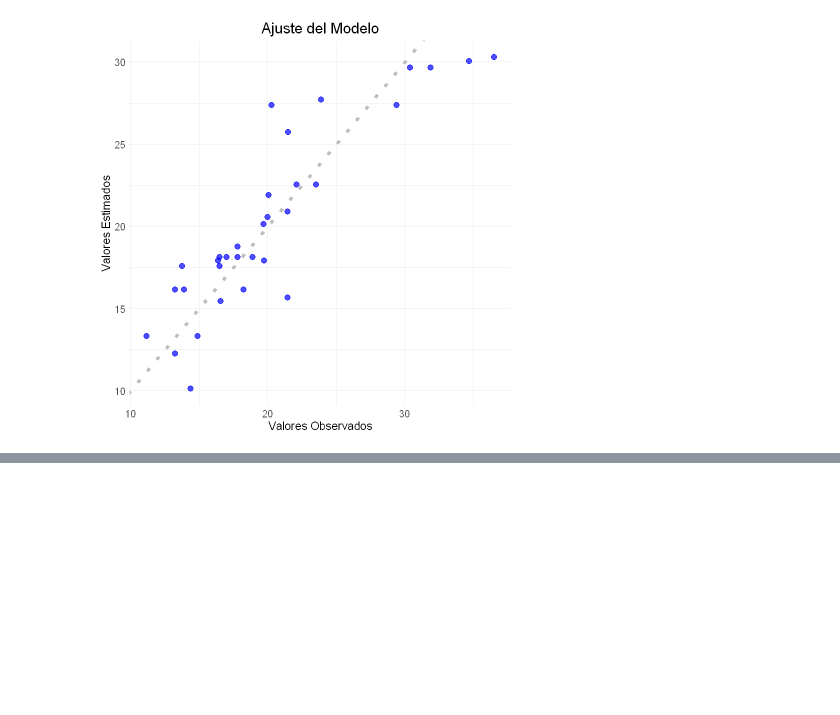
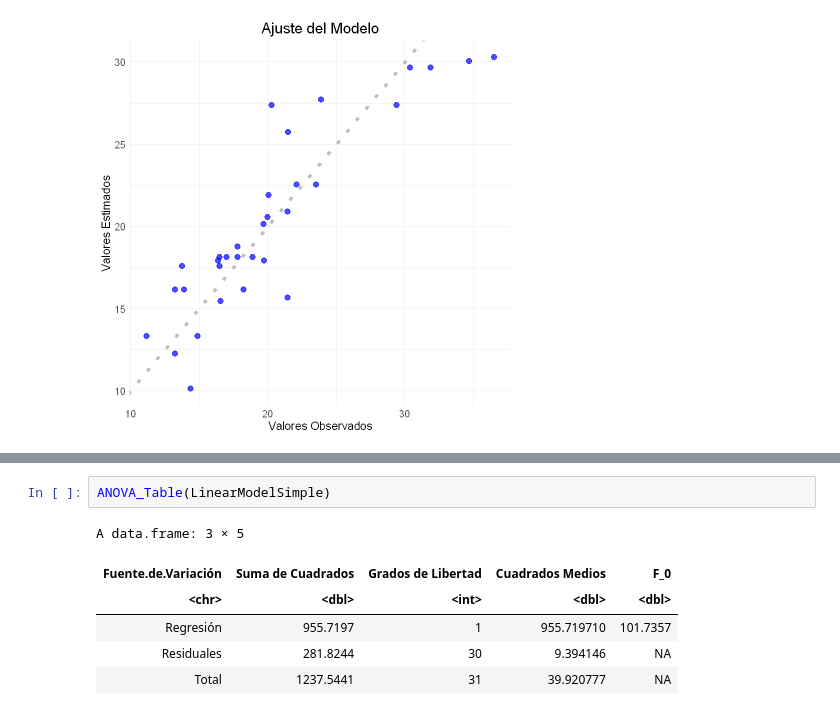
Before and after one commit to alexisuaguilaru/EstadisticaMultivariada, a Jupyter notebook: RegresionMultiple/Tareas/Tarea_02.ipynb, the cells around one changed output, grey strips where cells are left out. Saved outputs shown, nothing was run; the diff lists cells and outputs as text; blank space fills up the shorter version.

```diff
--- a/RegresionMultiple/Tareas/Tarea_02.ipynb
+++ b/RegresionMultiple/Tareas/Tarea_02.ipynb
@@ -349,0 +481,9 @@ PlotExpectedEstimate(LinearModel,DatasetGasolina$y)
+# %%
+ANOVA_Table(LinearModelSimple)
+# %% [output]
+A data.frame: 3 × 5
+| Fuente.de.Variación | Suma de Cuadrados | Grados de Libertad | Cuadrados Medios | F_0 |
+| <chr> | <dbl> | <int> | <dbl> | <dbl> |
+| Regresión | 955.7197 | 1 | 955.719710 | 101.7357 |
+| Residuales | 281.8244 | 30 | 9.394146 | NA |
+| Total | 1237.5441 | 31 | 39.920777 | NA |
```
Also changed, not shown: parts of 22 cells of this notebook, 1 other file.
